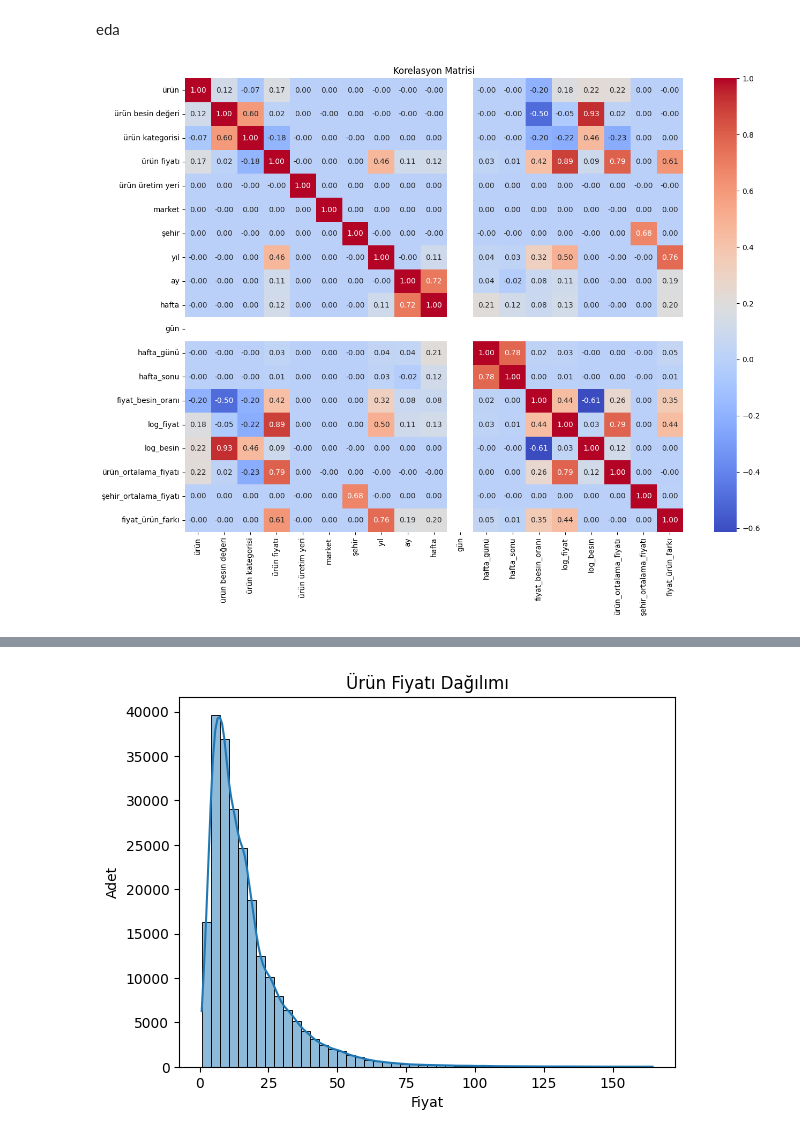
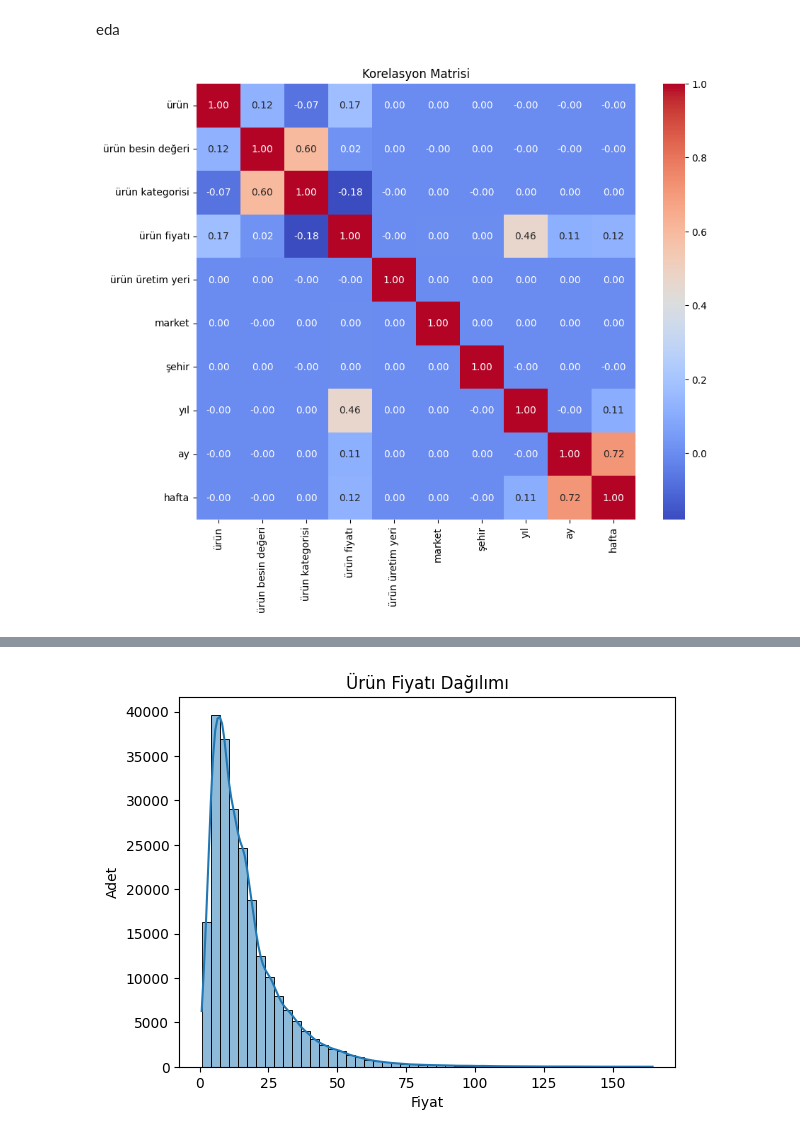
Before and after one commit to zeynepyildizz1/yzta-jam-2025-datathon, a Jupyter notebook: Feature Engineering-EDA.ipynb, the cells around one changed output, grey strips where cells are left out. Saved outputs shown, nothing was run; the diff lists cells and outputs as text; code cells hidden in the pictures.

```diff
--- a/Feature Engineering-EDA.ipynb
+++ b/Feature Engineering-EDA.ipynb
@@ -39,20 +46,6 @@ test_df = enrich_with_date_features(test_df)
 # %%
-from sklearn.preprocessing import LabelEncoder
-
-cat_cols = ['ürün', 'ürün kategorisi', 'ürün üretim yeri', 'market', 'şehir']
-encoders = {}
-
-for col in cat_cols:
-    le = LabelEncoder()
-    train_df[col] = le.fit_transform(train_df[col])
-    test_df[col] = le.transform(test_df[col])
-    encoders[col] = le  # Test'te aynı dönüşüm uygulanması için saklıyoruz
+missing_train = train_df.isnull().sum()
+missing_test = test_df.isnull().sum()
 # %%
-import numpy as np
-
-train_df["fiyat_besin_oranı"] = train_df["ürün fiyatı"] / (train_df["ürün besin değeri"] + 1e-5)
-train_df["log_fiyat"] = np.log1p(train_df["ürün fiyatı"])
-train_df["log_besin"] = np.log1p(train_df["ürün besin değeri"])
-
-test_df["fiyat_besin_oranı"] = np.nan  # test için yok çünkü 'ürün fiyatı' yok
-test_df["log_besin"] = np.log1p(test_df["ürün besin değeri"])
+print(missing_train)
+print(missing_test)
@@ -59,16 +70,3 @@ test_df["log_besin"] = np.log1p(test_df["ürün besin değeri"])
-# %%
-# Ürün bazlı ortalama fiyat
-urun_fiyat_avg = train_df.groupby("ürün")["ürün fiyatı"].mean().rename("ürün_ortalama_fiyatı")
-train_df = train_df.join(urun_fiyat_avg, on="ürün")
-test_df = test_df.join(urun_fiyat_avg, on="ürün")
-
-# Şehir bazlı ortalama fiyat
-sehir_fiyat_avg = train_df.groupby("şehir")["ürün fiyatı"].mean().rename("şehir_ortalama_fiyatı")
-train_df = train_df.join(sehir_fiyat_avg, on="şehir")
-test_df = test_df.join(sehir_fiyat_avg, on="şehir")
-
-# Fark sütunları
-train_df["fiyat_ürün_farkı"] = train_df["ürün fiyatı"] - train_df["ürün_ortalama_fiyatı"]
 # %%
 print(train_df.info())
 # %% [output]
@@ -94,14 +94,14 @@ eda
 # %%
 import seaborn as sns
 import matplotlib.pyplot as plt
-plt.figure(figsize=(15, 11))
+plt.figure(figsize=(10, 8))
 #sns.heatmap(train_df.corr(numeric_only=True), annot=True, cmap="coolwarm")
 sns.heatmap(train_df.corr(numeric_only=True), annot=True, fmt=".2f", cmap="coolwarm")
 
 plt.title("Korelasyon Matrisi")
 plt.show()
 # %% [output]
-[figure, old version]
+[figure, new version]
 # %%
 # Sadece sayısal sütunlar
 numeric_cols = train_df.select_dtypes(include=["int64", "float64"]).columns
```
Also changed, not shown: parts of 9 cells of this notebook.
